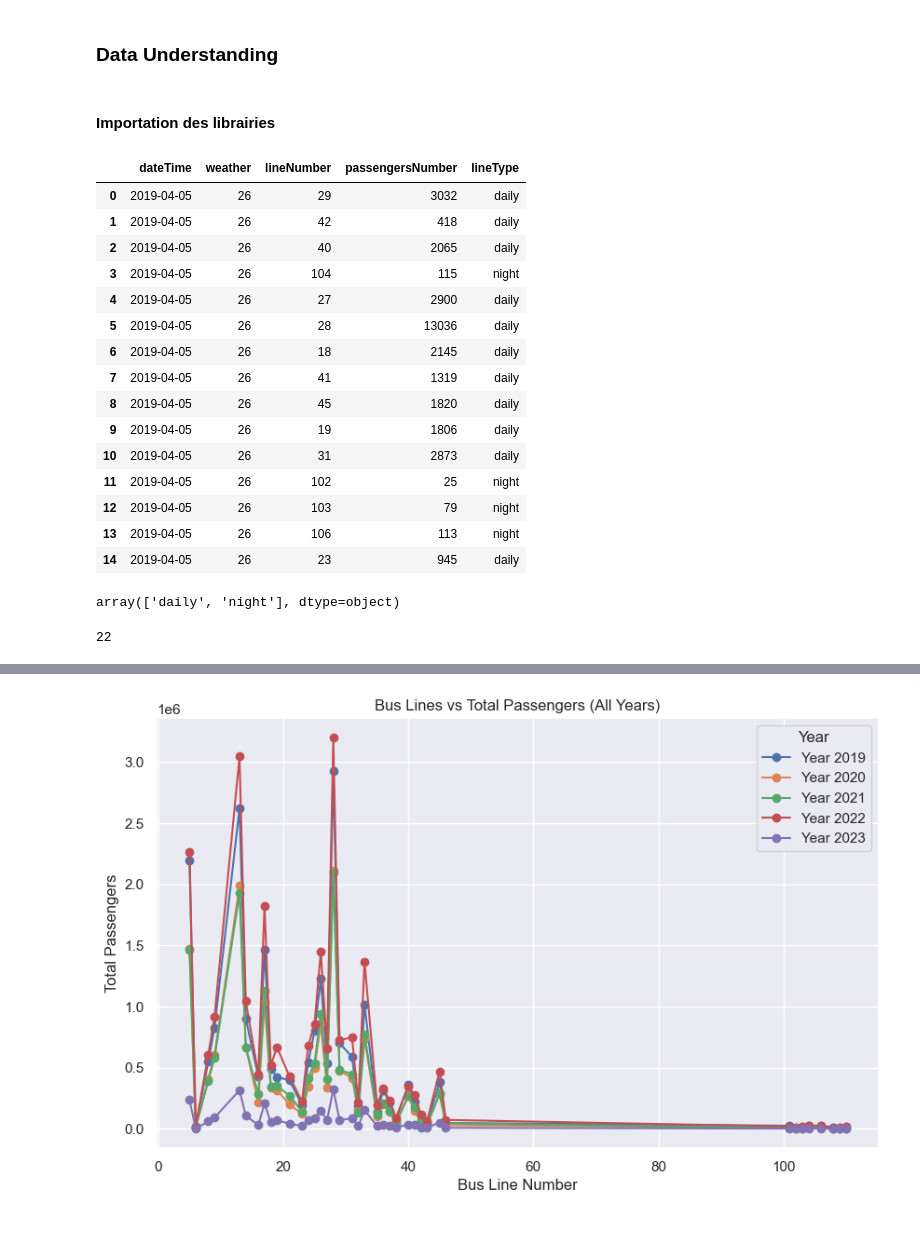
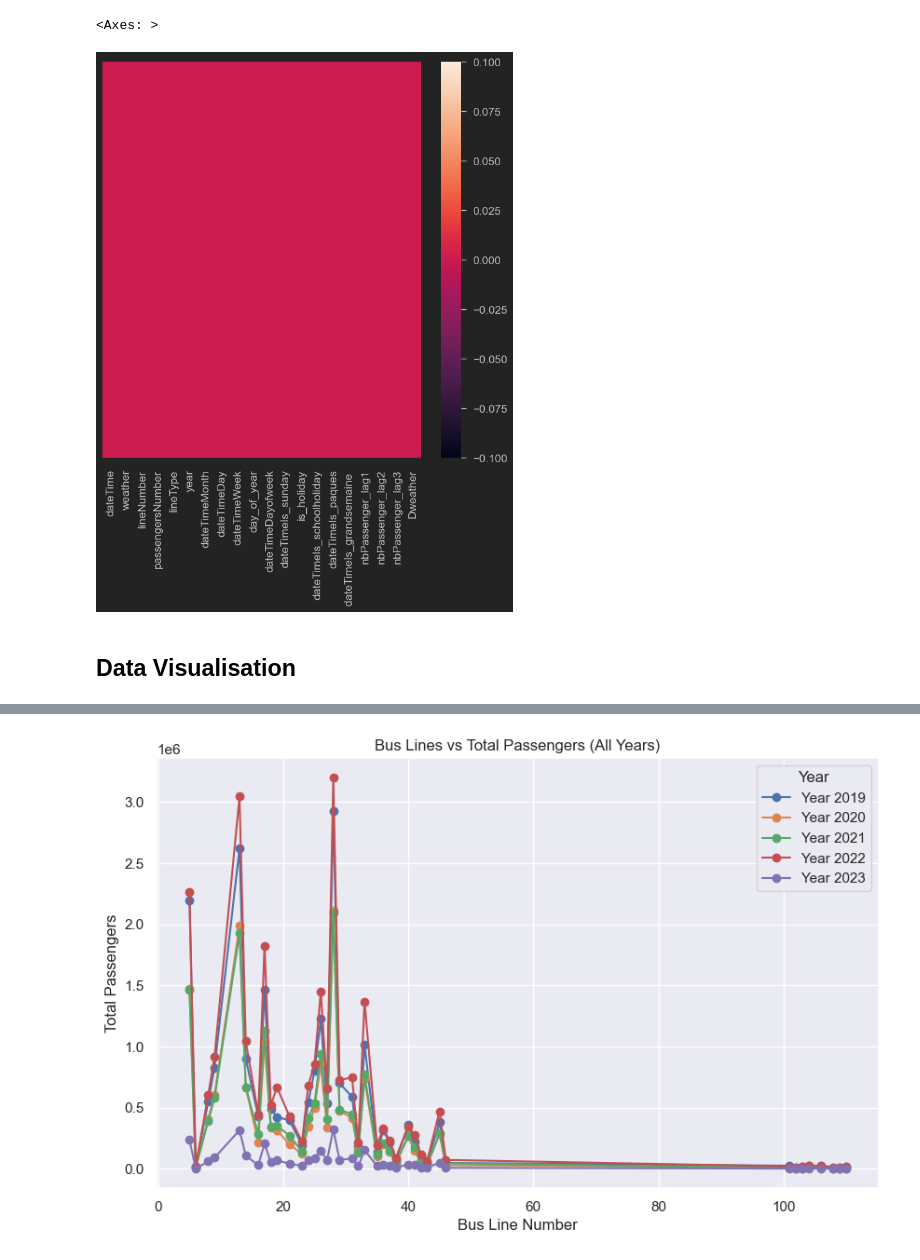
Before and after one commit to yann200/Projet-Prediction-Affluence-ligne-de-Bus, a Jupyter notebook: main.ipynb, the cells around one changed output, grey strips where cells are left out. Drawn from its saved outputs; the diff is of its cells as text; code cells hidden in the pictures; blank space fills up the shorter version.

```diff
--- a/main.ipynb
+++ b/main.ipynb
@@ -1,4 +137,8 @@
+# %%
+plt.figure(figsize=(8,8))
+sns.heatmap(passagers_df.isnull(), yticklabels=False)
+# %% [output]
+<Axes: >
+[figure, added]
 # %% [markdown]
-### Data Understanding
+## Data Visualisation
-# %% [markdown]
-#### Importation des librairies
@@ -25,28 +144,0 @@ RANDOM_STATE = 42
-# %%
-passagers_df = pd.read_csv("data_passagers.csv")
-passagers_df.head(15)
-# %% [output]
-|  | dateTime | weather | lineNumber | passengersNumber | lineType |
-| 0 | 2019-04-05 | 26 | 29 | 3032 | daily |
-| 1 | 2019-04-05 | 26 | 42 | 418 | daily |
-| 2 | 2019-04-05 | 26 | 40 | 2065 | daily |
-| 3 | 2019-04-05 | 26 | 104 | 115 | night |
-| 4 | 2019-04-05 | 26 | 27 | 2900 | daily |
-| 5 | 2019-04-05 | 26 | 28 | 13036 | daily |
-| 6 | 2019-04-05 | 26 | 18 | 2145 | daily |
-| 7 | 2019-04-05 | 26 | 41 | 1319 | daily |
-| 8 | 2019-04-05 | 26 | 45 | 1820 | daily |
-| 9 | 2019-04-05 | 26 | 19 | 1806 | daily |
-| 10 | 2019-04-05 | 26 | 31 | 2873 | daily |
-| 11 | 2019-04-05 | 26 | 102 | 25 | night |
-| 12 | 2019-04-05 | 26 | 103 | 79 | night |
-| 13 | 2019-04-05 | 26 | 106 | 113 | night |
-| 14 | 2019-04-05 | 26 | 23 | 945 | daily |
-# %%
-passagers_df["lineType"].unique()
-# %% [output]
-array(['daily', 'night'], dtype=object)
-# %%
-len(passagers_df["weather"].unique())
-# %% [output]
-22
```
Also changed, not shown: parts of 106 cells of this notebook.
